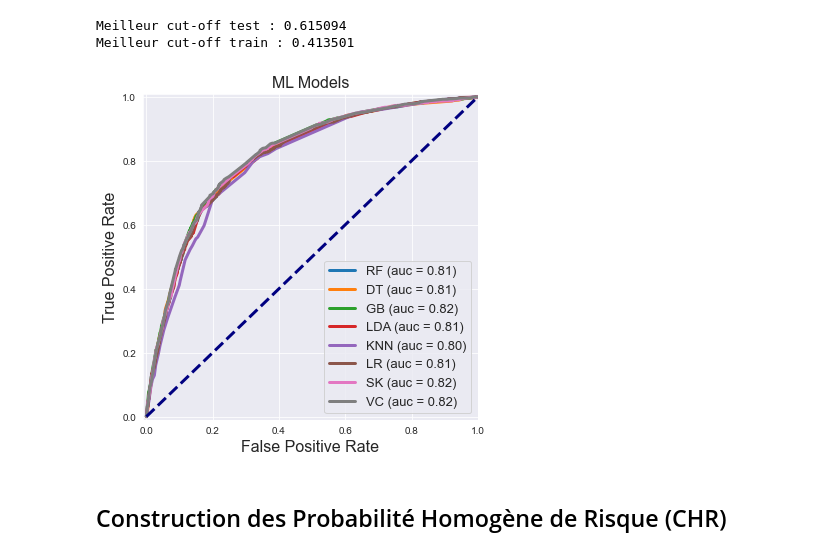
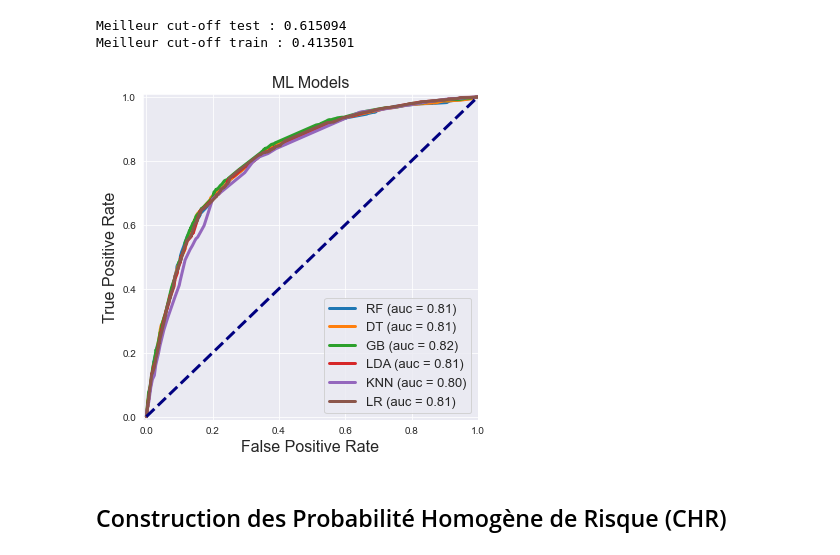
Before and after one commit to wilflex/CREDIT_RISK_PROJECT, a Jupyter notebook: credit_risk_project.ipynb, the cells around one changed output. Saved outputs shown, nothing was run; the diff lists cells and outputs as text; code cells hidden in the pictures.

```diff
--- a/credit_risk_project.ipynb
+++ b/credit_risk_project.ipynb
@@ -1367,6 +1316,7 @@ data_sets.columns = [c.replace("_grouped","").replace("_time_calc","") for c in
 # %% [markdown]
 ## Base final
 # %%
-base_model = pd.read_csv("base_modele_final.csv")
+#base_model = pd.read_csv("base_modele_final.csv") # la base a été stocké sur github
+base_model = pd.read_csv("https://raw.githubusercontent.com/wilflex/CREDIT_RISK_PROJECT/main/base_modele_final.csv")
 base_model.drop(["Unnamed: 0"],axis = 1,inplace=True)
 clas_df = sc.woebin(base_model, y="default_time", positive=1, method="chimerge")
@@ -1892,27 +1828,27 @@ Meilleur cut-off train : 0.413501
 # %%
 plt.figure(figsize=(6,6))
 plt.xlim([-0.01, 1.00])
 plt.ylim([-0.01, 1.01])
 plt.plot(fpr_r, tpr_r, lw=3, label='RF (auc = {:0.2f})'.format(roc_auc_r))
 plt.plot(fpr_d, tpr_d, lw=3, label='DT (auc = {:0.2f})'.format(roc_auc_d))
 plt.plot(fpr_gb, tpr_gb, lw=3, label='GB (auc = {:0.2f})'.format(roc_auc_gb))
 plt.plot(fpr_ld, tpr_ld, lw=3, label='LDA (auc = {:0.2f})'.format(roc_auc_ld))
 plt.plot(fpr_k, tpr_k, lw=3, label='KNN (auc = {:0.2f})'.format(roc_auc_k))
 plt.plot(fpr_lr, tpr_lr, lw=3, label='LR (auc = {:0.2f})'.format(roc_auc_lr))
 
-plt.plot(fpr_sc, tpr_sc, lw=3, label='SK (auc = {:0.2f})'.format(roc_auc_sc))
-plt.plot(fpr_vc, tpr_vc, lw=3, label='VC (auc = {:0.2f})'.format(roc_auc_vc))
+#plt.plot(fpr_sc, tpr_sc, lw=3, label='SK (auc = {:0.2f})'.format(roc_auc_sc))
+#plt.plot(fpr_vc, tpr_vc, lw=3, label='VC (auc = {:0.2f})'.format(roc_auc_vc))
 #plt.plot(fpr, tpr, lw=3, label='LR (auc = {:0.2f})'.format(roc_auc))
 
 plt.xlabel('False Positive Rate', fontsize=16)
 plt.ylabel('True Positive Rate', fontsize=16)
 plt.title('ML Models', fontsize=16)
 plt.legend(loc='lower right', fontsize=13)
 plt.plot([0, 1], [0, 1], color='navy', lw=3, linestyle='--')
 #plt.axes().set_aspect('equal')
 plt.show()
 # %% [output]
-[figure, old version]
+[figure, new version]
 # %% [markdown]
 Construction des Probabilité Homogène de Risque (CHR)
 --
```
Also changed, not shown: parts of 43 cells of this notebook.
